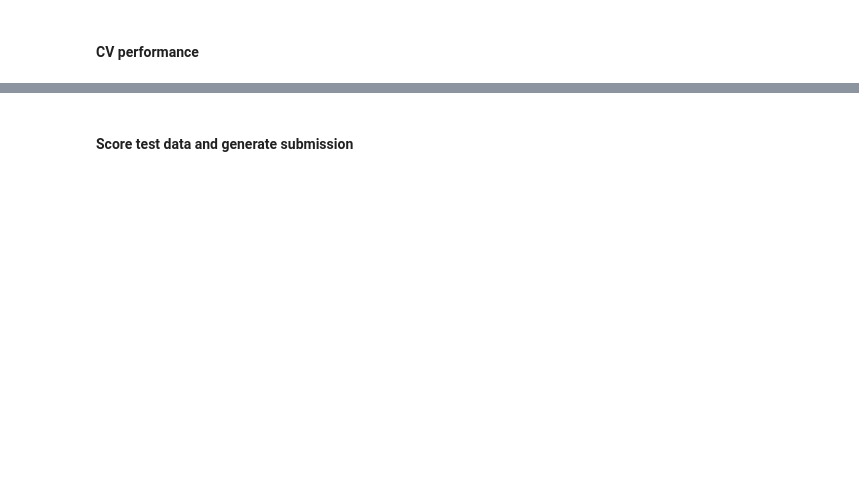
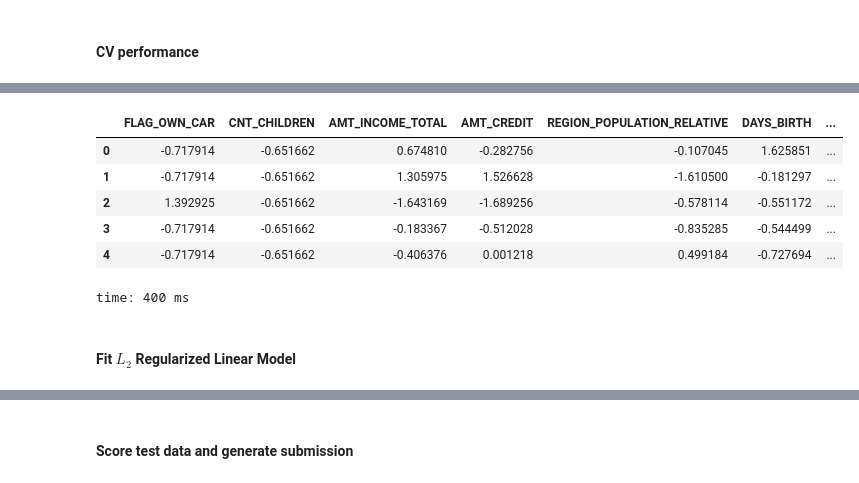
Before and after one commit to StephanKalika/home_credit_default, a Jupyter notebook: modeling.ipynb, the cells around one changed output, grey strips where cells are left out. Cells and saved outputs as stored; diff of their text form; code cells hidden in the pictures; blank space fills up the shorter version.

```diff
--- a/modeling.ipynb
+++ b/modeling.ipynb
@@ -109,0 +210,12 @@ lgb_model.fit(df[lgb_cols], y)
+# %%
+scaled_df[cols].head()
+# %% [output]
+|  | FLAG_OWN_CAR | CNT_CHILDREN | AMT_INCOME_TOTAL | AMT_CREDIT | REGION_POPULATION_RELATIVE | DAYS_BIRTH | ... |
+| 0 | -0.717914 | -0.651662 | 0.674810 | -0.282756 | -0.107045 | 1.625851 | ... |
+| 1 | -0.717914 | -0.651662 | 1.305975 | 1.526628 | -1.610500 | -0.181297 | ... |
+| 2 | 1.392925 | -0.651662 | -1.643169 | -1.689256 | -0.578114 | -0.551172 | ... |
+| 3 | -0.717914 | -0.651662 | -0.183367 | -0.512028 | -0.835285 | -0.544499 | ... |
+| 4 | -0.717914 | -0.651662 | -0.406376 | 0.001218 | 0.499184 | -0.727694 | ... |
+time: 400 ms
+# %% [markdown]
+#### Fit $L_2$ Regularized Linear Model
```
Also changed, not shown: parts of 54 cells of this notebook, 1 other file.
